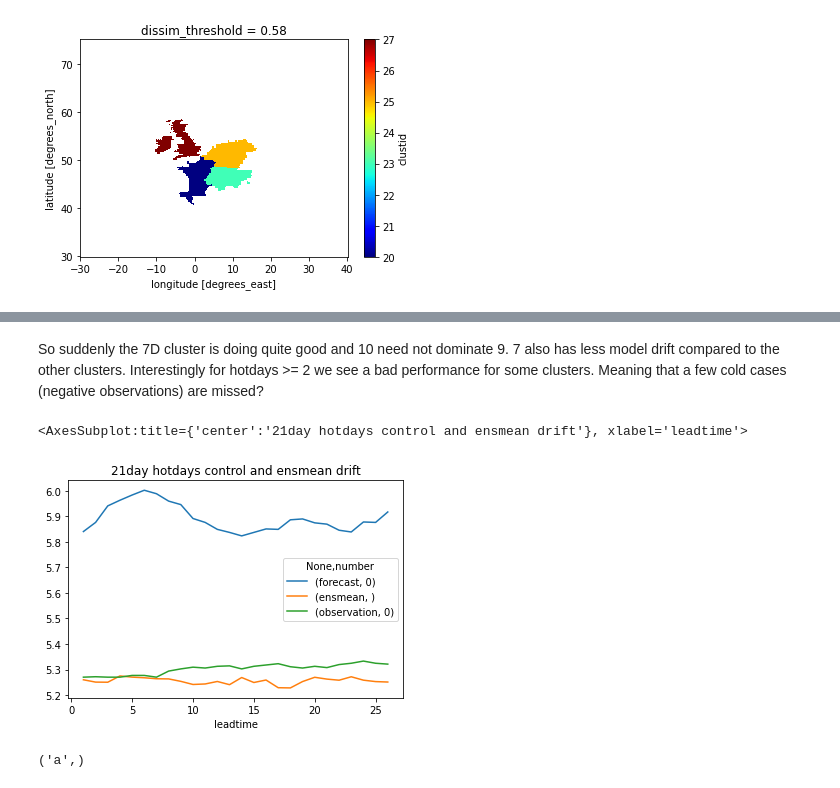
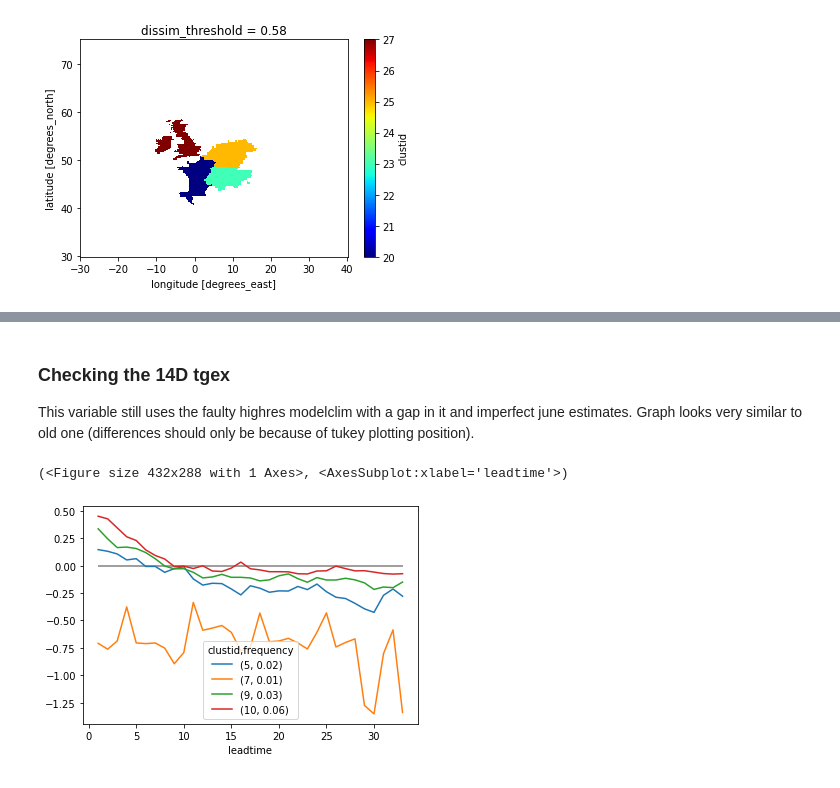
Before and after one commit to chiemvs/SubSeas, a Jupyter notebook: Predictands.ipynb, the cells around one changed output, grey strips where cells are left out. Drawn from its saved outputs; the diff is of its cells as text; code cells hidden in the pictures.

```diff
--- a/Check_hotdays.ipynb
+++ b/Predictands.ipynb
@@ -594,15 +523,12 @@ plt.hlines(0,0,30, color = 'black')
-# %% [markdown]
-So suddenly the 7D cluster is doing quite good and 10 need not dominate 9. 7 also has less model drift compared to the other clusters.
-Interestingly for hotdays >= 2 we see a bad performance for some clusters. Meaning that a few cold cases (negative observations) are missed?
-# %%
-localset = df3.loc[df3['clustid'] == 7,:]
-localset = localset.assign(ensmean = localset['forecast'].mean(axis = 1))
-per_leadtime = localset.groupby(localset['leadtime']).mean()
-per_leadtime[[('forecast',0),('ensmean',''),('observation',0)]].plot(title = '21day hotdays control and ensmean drift')
-# %% [output]
-<AxesSubplot:title={'center':'21day hotdays control and ensmean drift'}, xlabel='leadtime'>
-[figure, removed]
-# %%
-tuple(('a',))
-# %% [output]
-('a',)
+# %% [markdown]
+### Checking the 14D tgex
+This variable still uses the faulty highres modelclim with a gap in it and imperfect june estimates.
+Graph looks very similar to old one (differences should only be because of tukey plotting position).
+# %%
+frame, freq, trend = load_tgex_and_compute(bookfile = predictands.loc['tgex14D','books'], nday_threshold = 12, add_trend = True, return_clim_freq=True, return_trend = True)
+bss = compute_bss(frame)
+# %%
+lineplot(bss.loc[(slice(None),[5,7,9,10]),'bss_trend'], freqframe=freq)
+# %% [output]
+(<Figure size 432x288 with 1 Axes>, <AxesSubplot:xlabel='leadtime'>)
+[figure, added]
```
Also changed, not shown: parts of 44 cells of this notebook, 2 other files.
